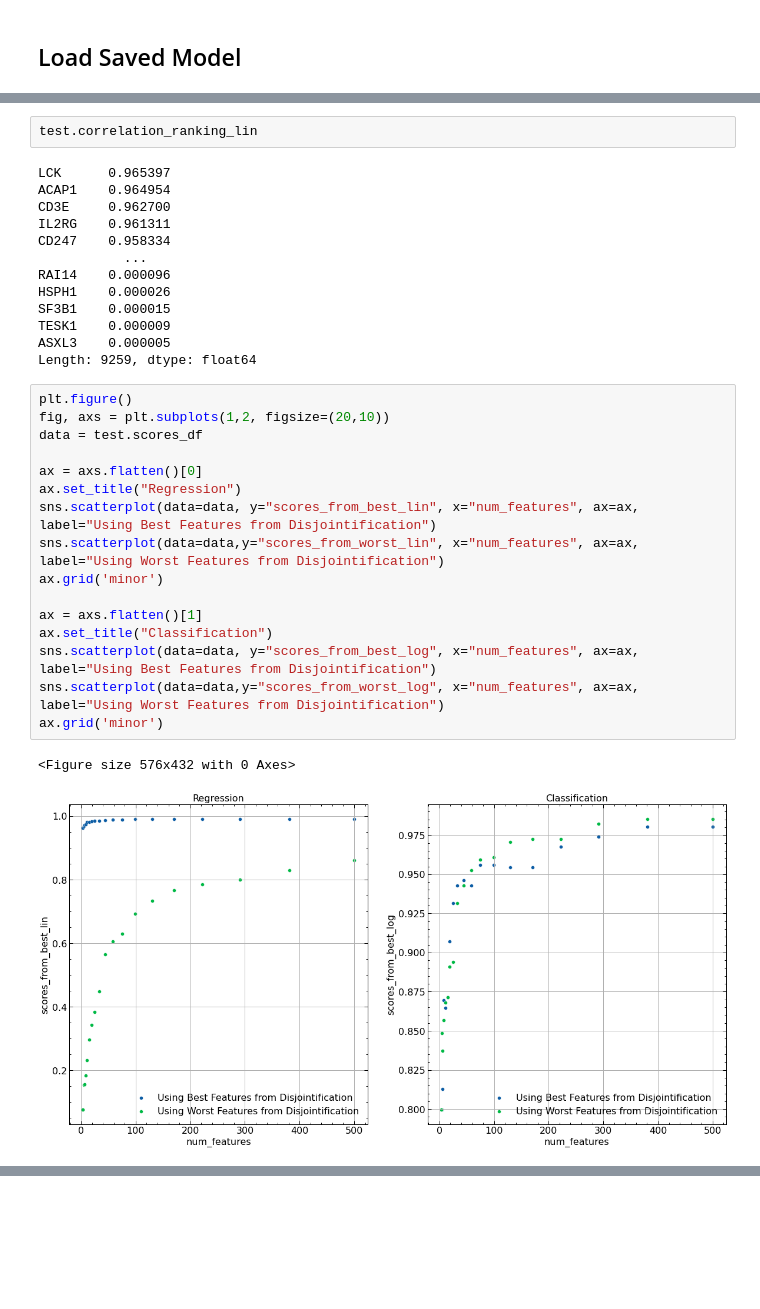
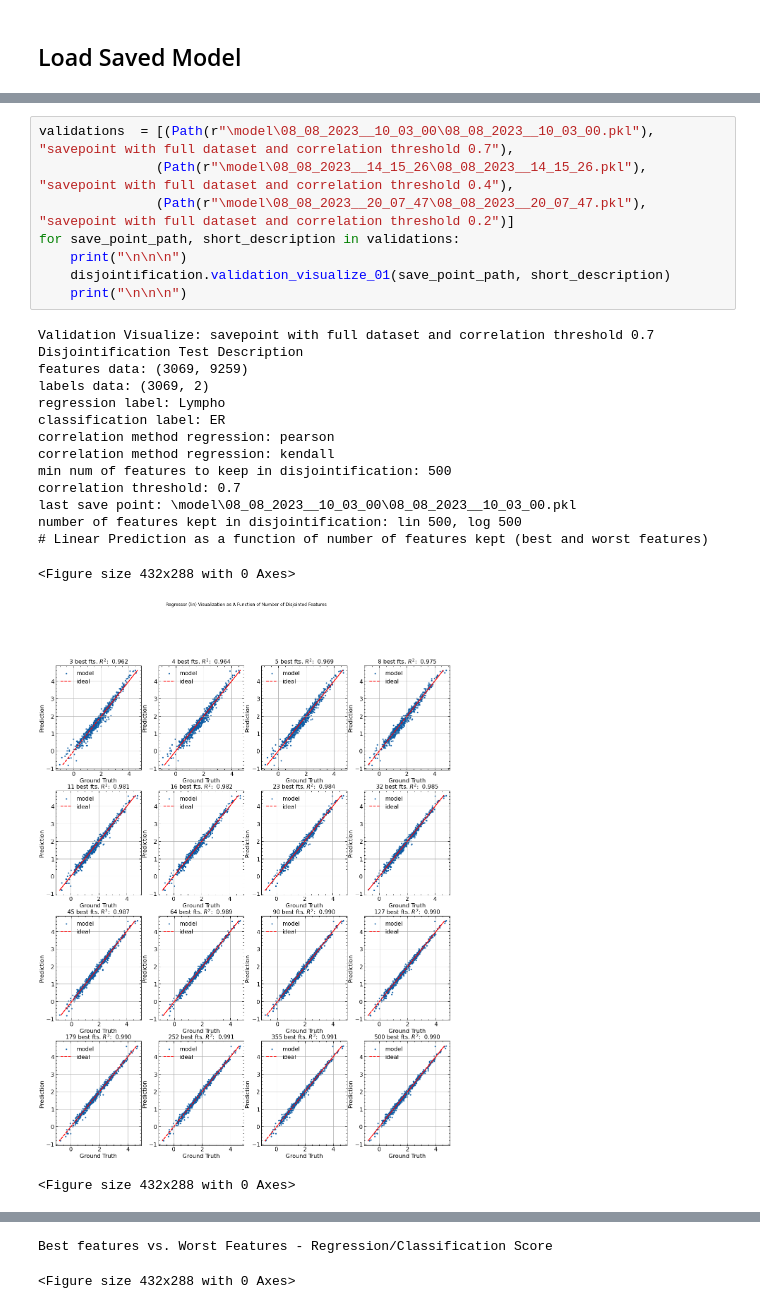
Before and after one commit to Spectral-OD/feature_selection_by_disjointification, a Jupyter notebook: 04_Validate_Results.ipynb, the cells around one changed output, grey strips where cells are left out. Saved outputs shown, nothing was run; the diff lists cells and outputs as text; blank space fills up the shorter version.

Commit message:
Kendall correlation update
Code runs with kendall correlation and new plots are available

```diff
--- a/04_Validate_Results.ipynb
+++ b/04_Validate_Results.ipynb
@@ -83,34 +44,25 @@ Length: 9259, dtype: float64
-# %%
-test.correlation_ranking_lin
-# %% [output]
-LCK      0.965397
-ACAP1    0.964954
-CD3E     0.962700
-IL2RG    0.961311
-CD247    0.958334
-           ...
-RAI14    0.000096
-HSPH1    0.000026
-SF3B1    0.000015
-TESK1    0.000009
-ASXL3    0.000005
-Length: 9259, dtype: float64
-# %%
-plt.figure()
-fig, axs = plt.subplots(1,2, figsize=(20,10))
-data = test.scores_df
-
-ax = axs.flatten()[0]
-ax.set_title("Regression")
-sns.scatterplot(data=data, y="scores_from_best_lin", x="num_features", ax=ax, label="Using Best Features from Disjointification")
-sns.scatterplot(data=data,y="scores_from_worst_lin", x="num_features", ax=ax, label="Using Worst Features from Disjointification")
-ax.grid('minor')
-
-ax = axs.flatten()[1]
-ax.set_title("Classification")
-sns.scatterplot(data=data, y="scores_from_best_log", x="num_features", ax=ax, label="Using Best Features from Disjointification")
-sns.scatterplot(data=data,y="scores_from_worst_log", x="num_features", ax=ax, label="Using Worst Features from Disjointification")
-ax.grid('minor')
-# %% [output]
-<Figure size 576x432 with 0 Axes>
-[figure, removed]
+# %%
+validations  = [(Path(r"\model\08_08_2023__10_03_00\08_08_2023__10_03_00.pkl"), "savepoint with full dataset and correlation threshold 0.7"),
+               (Path(r"\model\08_08_2023__14_15_26\08_08_2023__14_15_26.pkl"), "savepoint with full dataset and correlation threshold 0.4"),
+               (Path(r"\model\08_08_2023__20_07_47\08_08_2023__20_07_47.pkl"), "savepoint with full dataset and correlation threshold 0.2")]
+for save_point_path, short_description in validations:
+    print("\n\n\n")
+    disjointification.validation_visualize_01(save_point_path, short_description)
+    print("\n\n\n")
+# %% [output]
+Validation Visualize: savepoint with full dataset and correlation threshold 0.7
+Disjointification Test Description
+features data: (3069, 9259)
+labels data: (3069, 2)
+regression label: Lympho
+classification label: ER
+correlation method regression: pearson
+correlation method regression: kendall
+min num of features to keep in disjointification: 500
+correlation threshold: 0.7
+last save point: \model\08_08_2023__10_03_00\08_08_2023__10_03_00.pkl
+number of features kept in disjointification: lin 500, log 500
+# Linear Prediction as a function of number of features kept (best and worst features)
+<Figure size 432x288 with 0 Axes>
+[figure, added]
+<Figure size 432x288 with 0 Axes>
@@ -116,0 +70,2 @@ ax.grid('minor')
+Best features vs. Worst Features - Regression/Classification Score
+<Figure size 432x288 with 0 Axes>
```
Also changed, not shown: parts of 12 cells of this notebook, 3 other files.
